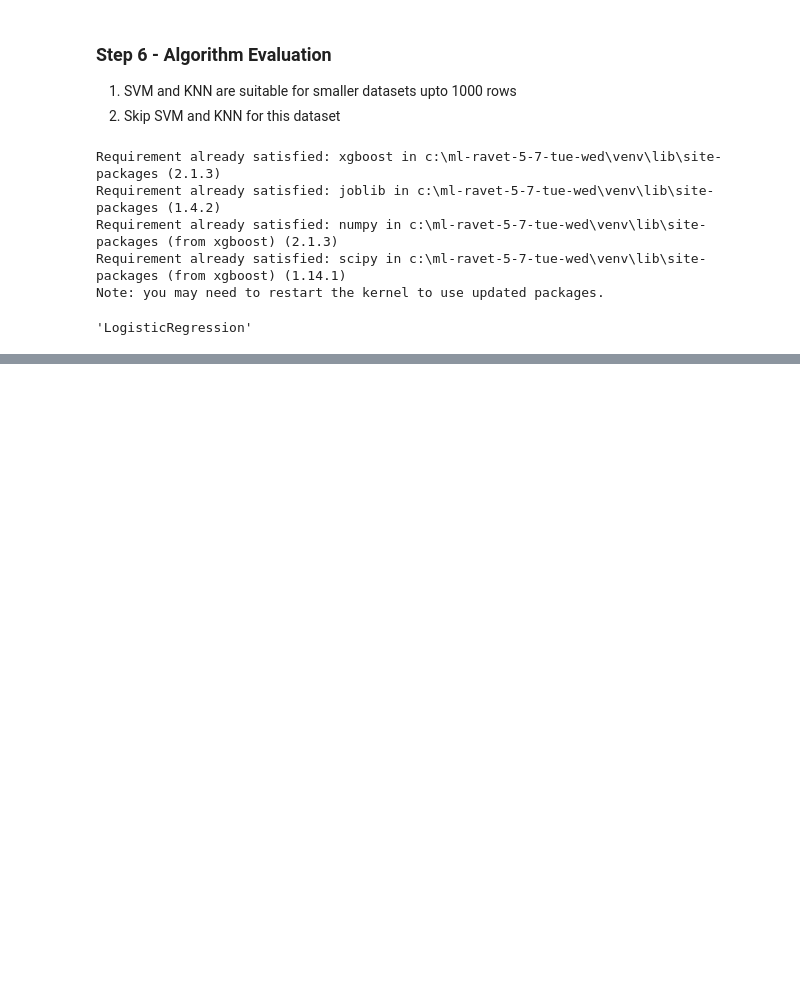
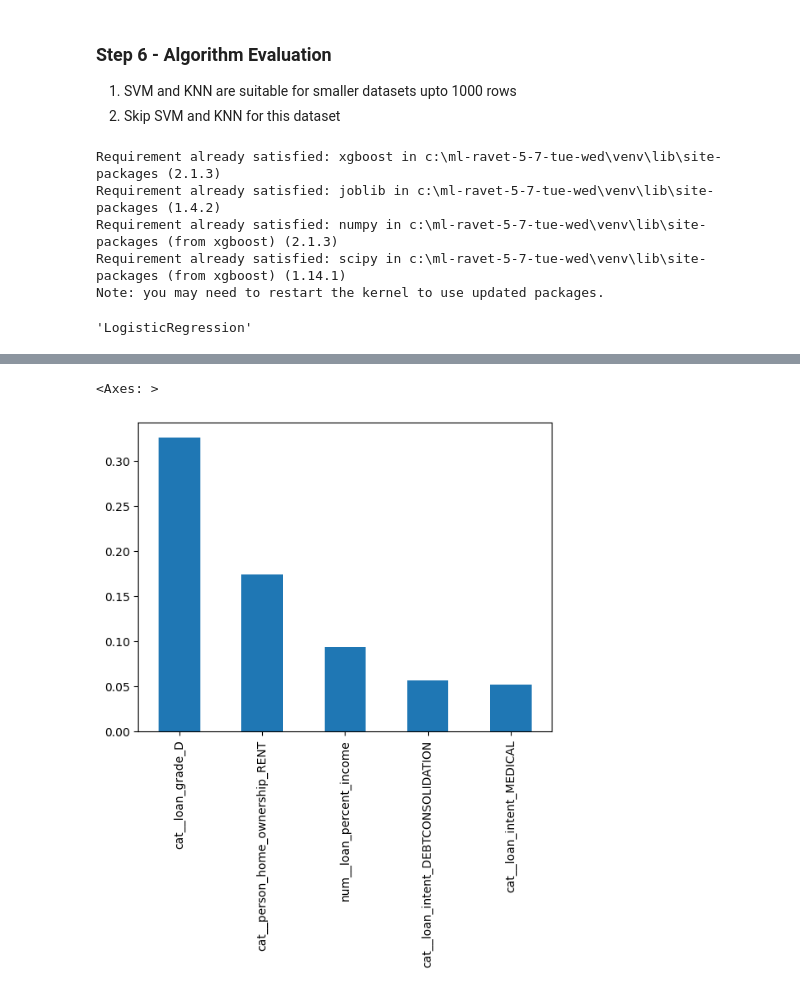
Before and after one commit to utkarshg1/ML-Ravet-5-7-Tue-Wed, a Jupyter notebook: 14 Algo Evaluation/AlgoEval.ipynb, the cells around one changed output, grey strips where cells are left out. Saved outputs shown, nothing was run; the diff lists cells and outputs as text; code cells hidden in the pictures; blank space fills up the shorter version.

```diff
--- a/14 Algo Evaluation/AlgoEval.ipynb
+++ b/14 Algo Evaluation/AlgoEval.ipynb
@@ -287,0 +450,6 @@ def evaluate_single_model(model, xtrain, ytrain, xtest, ytest):
+# %%
+imp = pd.Series(best_model.feature_importances_, index=xtrain.columns)
+
+sort_imp = imp.sort_values(ascending=False)
+
+sort_imp
@@ -287,0 +474,5 @@ def evaluate_single_model(model, xtrain, ytrain, xtest, ytest):
+# %%
+sort_imp[0:5].plot(kind="bar")
+# %% [output]
+<Axes: >
+[figure, added]
```
Also changed, not shown: parts of 39 cells of this notebook, 3 other files.
